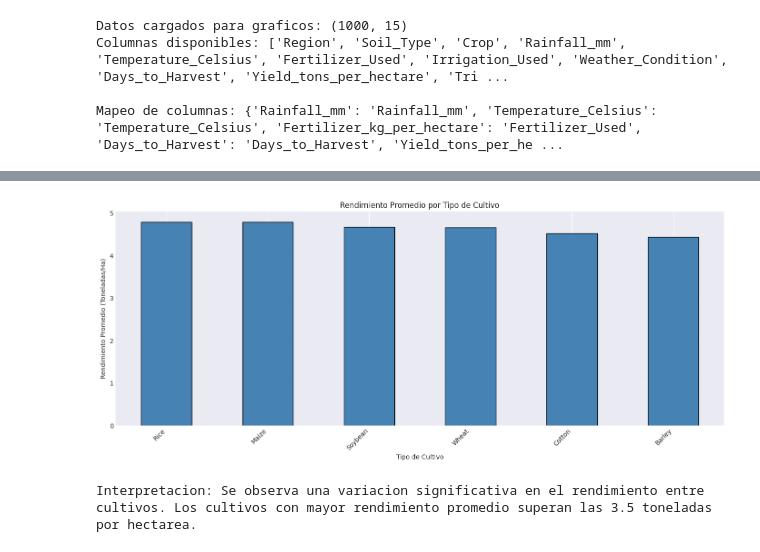
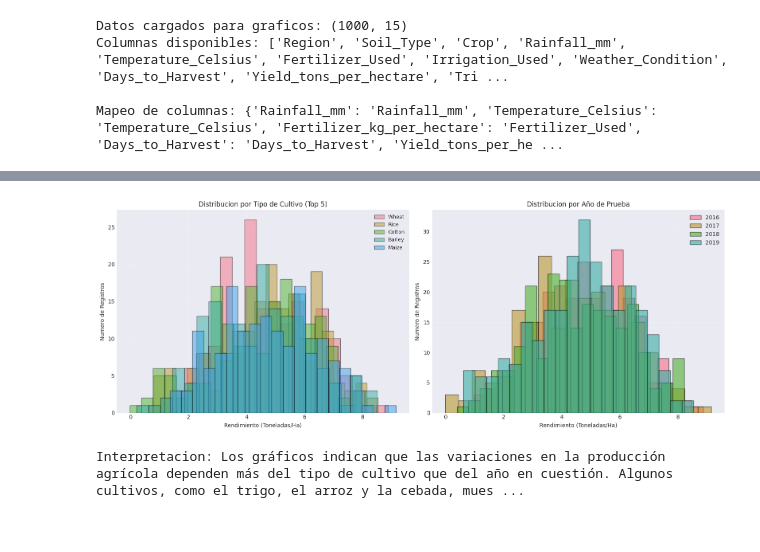
Before and after one commit to DanyC2003/Proyecto_integrador_V, a Jupyter notebook: src/proyecto_integrador_v/proyecto_integrador_v.ipynb, the cells around one changed output, grey strips where cells are left out. Cells and saved outputs as stored; diff of their text form; code cells hidden in the pictures.

Commit message:
graficos

```diff
--- a/src/proyecto_integrador_v/proyecto_integrador_v.ipynb
+++ b/src/proyecto_integrador_v/proyecto_integrador_v.ipynb
@@ -687,18 +612,31 @@ Interpretacion: Las regiones muestran diferencias en la dispersion del rendimien
-# %%
-plt.figure(figsize=(14, 6))
-crop_yield = df_graficos.groupby('Crop')['Yield_tons_per_hectare'].mean().sort_values(ascending=False)
-crop_yield.plot(kind='bar', color='steelblue', edgecolor='black')
-plt.xlabel('Tipo de Cultivo')
-plt.ylabel('Rendimiento Promedio (Toneladas/Ha)')
-plt.title('Rendimiento Promedio por Tipo de Cultivo')
-plt.xticks(rotation=45, ha='right')
-plt.grid(True, alpha=0.3, axis='y')
-plt.tight_layout()
-plt.show()
-
-print("Interpretacion: Se observa una variacion significativa en el rendimiento entre cultivos. Los cultivos con mayor rendimiento promedio superan las 3.5 toneladas por hectarea.")
-# %% [output]
-[figure, removed]
-Interpretacion: Se observa una variacion significativa en el rendimiento entre cultivos. Los cultivos con mayor rendimiento promedio superan las 3.5 toneladas por hectarea.
+# %%
+fig, axes = plt.subplots(1, 2, figsize=(16, 6))
+
+top_crops = df_graficos['Crop'].value_counts().head(5).index
+for crop in top_crops:
+    crop_data = df_graficos[df_graficos['Crop'] == crop]['Yield_tons_per_hectare']
+    axes[0].hist(crop_data, bins=20, alpha=0.5, label=crop, edgecolor='black')
+axes[0].set_xlabel('Rendimiento (Toneladas/Ha)')
+axes[0].set_ylabel('Numero de Registros')
+axes[0].set_title('Distribucion por Tipo de Cultivo (Top 5)')
+axes[0].legend(loc='upper right', fontsize=9)
+axes[0].grid(True, alpha=0.3)
+
+for year in sorted(df_graficos['Year'].unique()):
+    year_data = df_graficos[df_graficos['Year'] == year]['Yield_tons_per_hectare']
+    axes[1].hist(year_data, bins=20, alpha=0.6, label=f'{year}', edgecolor='black')
+axes[1].set_xlabel('Rendimiento (Toneladas/Ha)')
+axes[1].set_ylabel('Numero de Registros')
+axes[1].set_title('Distribucion por Año de Prueba')
+axes[1].legend()
+axes[1].grid(True, alpha=0.3)
+
+plt.tight_layout()
+plt.show()
+
+print("Interpretacion: Los gráficos indican que las variaciones en la producción agrícola dependen más del tipo de cultivo que del año en cuestión. Algunos cultivos, como el trigo, el arroz y la cebada, muestran rendimientos más consistentes y concentrados, mientras que el maíz y el algodón presentan mayores fluctuaciones. En contraste, los rendimientos durante los años 2016 a 2019 se ubicaron en un rango similar, con una ligera mejora y una mayor consistencia en 2018 y 2019. En general, se puede notar que los cultivos exhiben comportamientos diferentes, pero las condiciones de cada año se mantuvieron bastante constantes, sin alteraciones significativas en la productividad general.")
+# %% [output]
+[figure, added]
+Interpretacion: Los gráficos indican que las variaciones en la producción agrícola dependen más del tipo de cultivo que del año en cuestión. Algunos cultivos, como el trigo, el arroz y la cebada, mues ...
 # %%
 ### Grafico 2: Rendimiento promedio por tipo de cultivo
```
Also changed, not shown: parts of 47 cells of this notebook, 1 other file.
